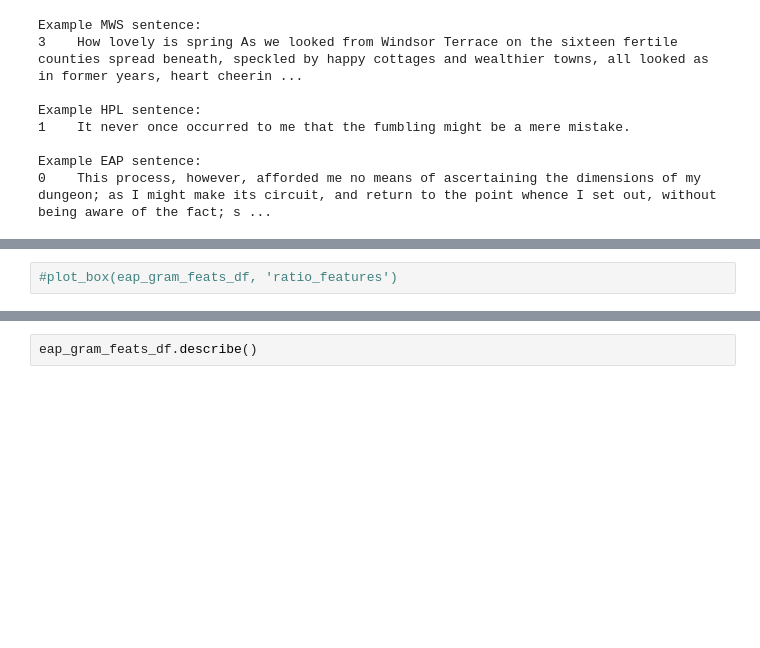
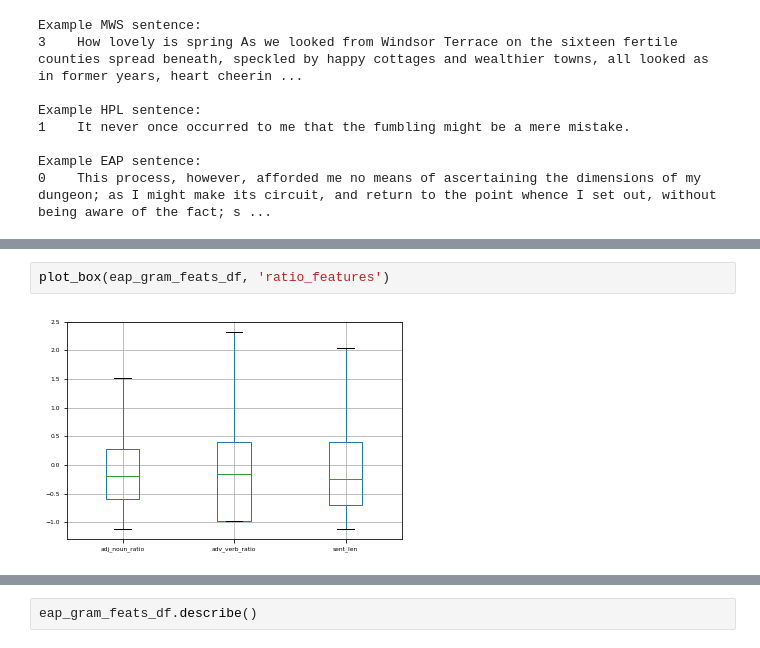
Before and after one commit to happythenewsad/cis545project, a Jupyter notebook: main.ipynb, the cells around one changed output, grey strips where cells are left out. Drawn from its saved outputs; the diff is of its cells as text; blank space fills up the shorter version.

```diff
--- a/main.ipynb
+++ b/main.ipynb
@@ -394,3 +390,5 @@ def plot_box(df, subset):
 # %%
-#plot_box(eap_gram_feats_df, 'ratio_features')
+plot_box(eap_gram_feats_df, 'ratio_features')
+# %% [output]
+[figure, added]
 # %%
```
Also changed, not shown: parts of 26 cells of this notebook.
